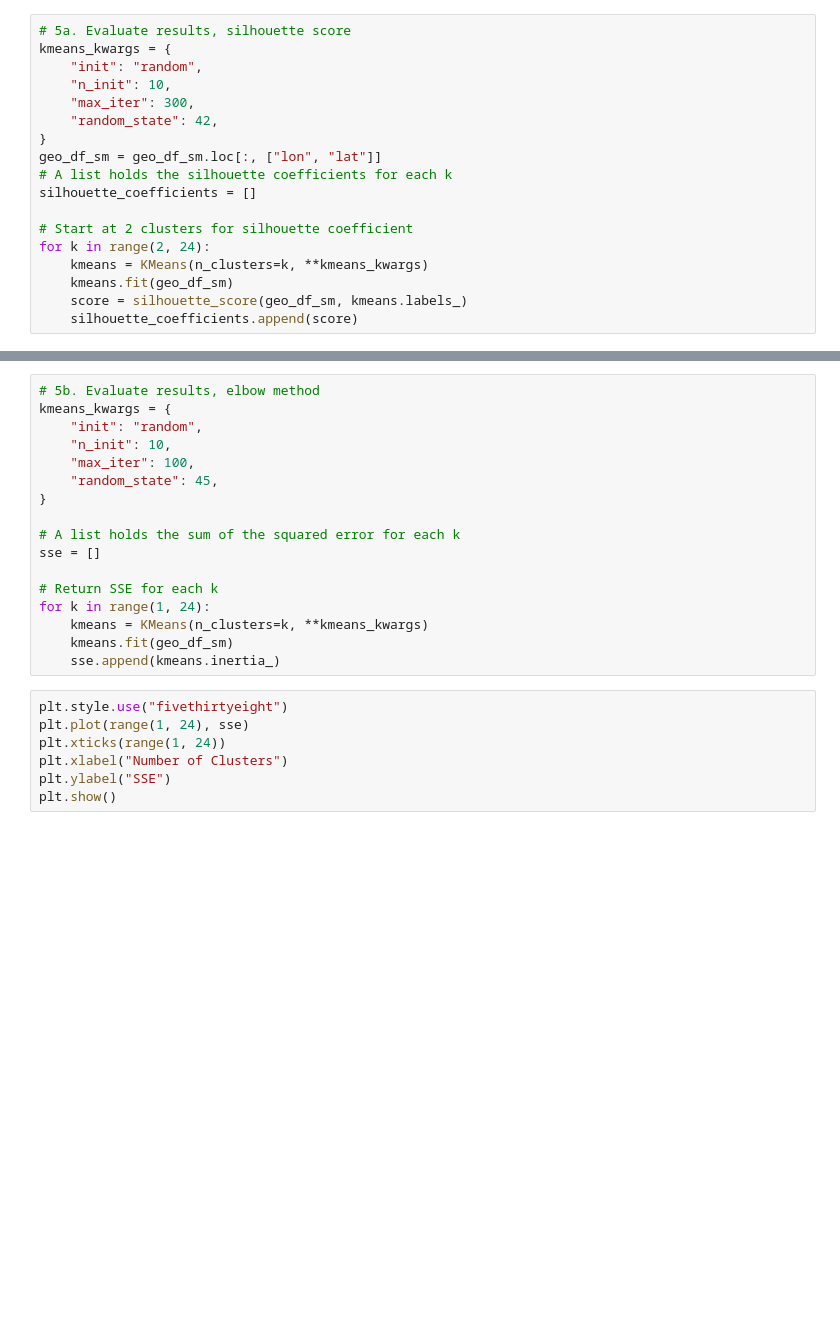
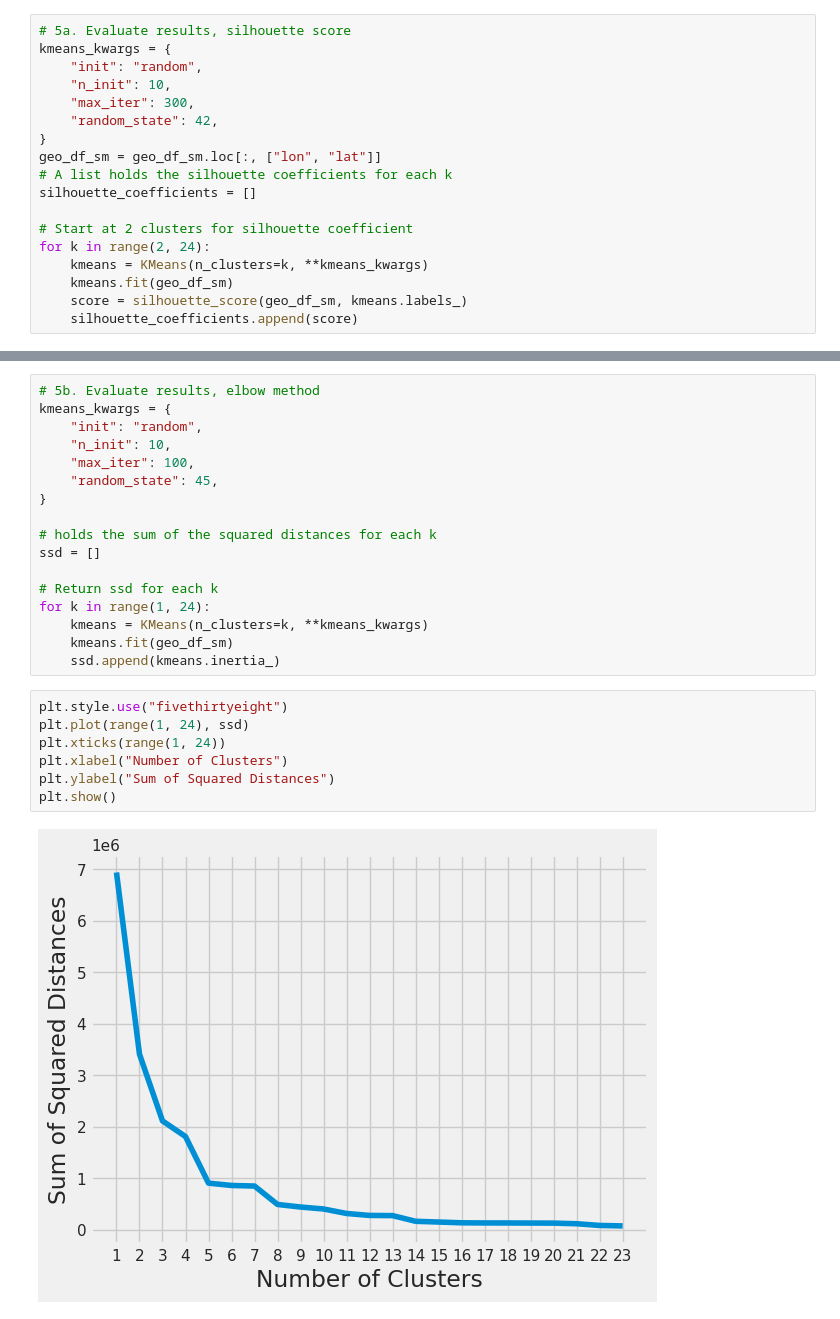
Before and after one commit to BayoAdejare/lightning-map, a Jupyter notebook: notebooks/eda_kmeans.ipynb, the cells around one changed output, grey strips where cells are left out. Drawn from its saved outputs; the diff is of its cells as text; blank space fills up the shorter version.

```diff
--- a/notebooks/eda_kmeans.ipynb
+++ b/notebooks/eda_kmeans.ipynb
@@ -110,18 +206,20 @@ kmeans_kwargs = {
     "random_state": 45,
 }
 
-# A list holds the sum of the squared error for each k
-sse = []
+# holds the sum of the squared distances for each k
+ssd = []
 
-# Return SSE for each k
+# Return ssd for each k
 for k in range(1, 24):
     kmeans = KMeans(n_clusters=k, **kmeans_kwargs)
     kmeans.fit(geo_df_sm)
-    sse.append(kmeans.inertia_)
+    ssd.append(kmeans.inertia_)
 # %%
 plt.style.use("fivethirtyeight")
-plt.plot(range(1, 24), sse)
+plt.plot(range(1, 24), ssd)
 plt.xticks(range(1, 24))
 plt.xlabel("Number of Clusters")
-plt.ylabel("SSE")
+plt.ylabel("Sum of Squared Distances")
 plt.show()
+# %% [output]
+[figure, added]
```
Also changed, not shown: parts of 22 cells of this notebook, 34 other files.
